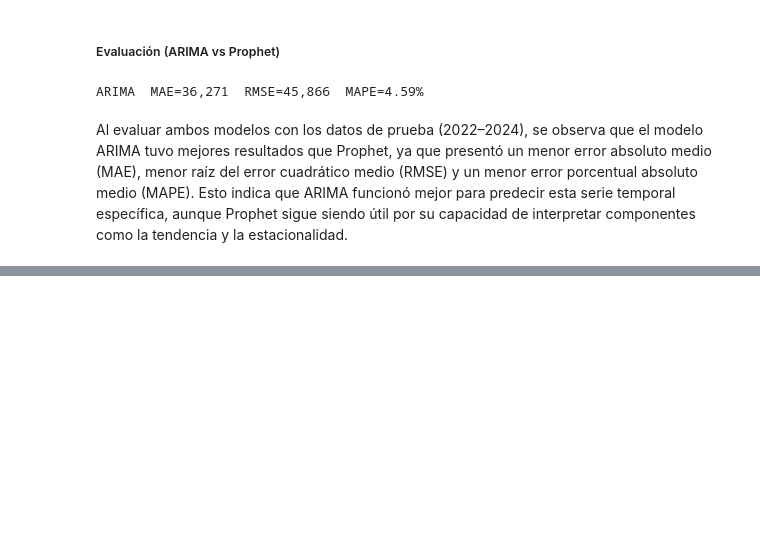
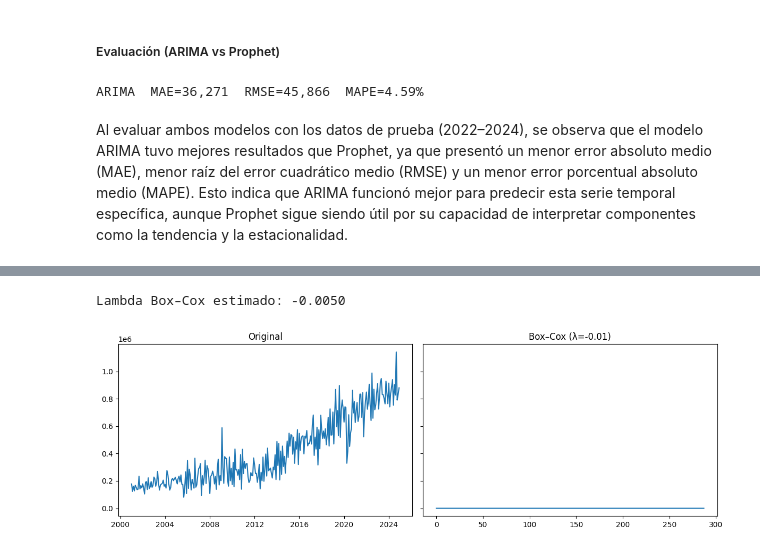
Before and after one commit to EstebanZG999/Lab1_DS, a Jupyter notebook: src/modelos_univariantes.ipynb, the cells around one changed output, grey strips where cells are left out. Saved outputs shown, nothing was run; the diff lists cells and outputs as text; code cells hidden in the pictures; blank space fills up the shorter version.

```diff
--- a/src/modelos_univariantes.ipynb
+++ b/src/modelos_univariantes.ipynb
@@ -312,0 +443,19 @@ Al evaluar ambos modelos con los datos de prueba (2022–2024), se observa que e
+# %%
+# 4.2 Box–Cox: calcular lambda (sólo si todos > 0)
+pos = y_imp.dropna() > 0
+if pos.all():
+    y_bc, lam = stats.boxcox(y_imp.dropna())
+    print(f"Lambda Box–Cox estimado: {lam:.4f}")
+    # Graficar Box–Cox vs original
+    fig, ax = plt.subplots(1,2, figsize=(12,4), sharey=True)
+    ax[0].plot(y_imp, label="Original")
+    ax[0].set_title("Original")
+    ax[1].plot(y_bc, label="Box–Cox")
+    ax[1].set_title("Box–Cox (λ={lam:.2f})".format(lam=lam))
+    plt.tight_layout()
+    plt.show()
+else:
+    print("Hay ceros o valores ≤ 0: no se puede aplicar Box–Cox directamente.")
+# %% [output]
+Lambda Box–Cox estimado: -0.0050
+[figure, added]
```
Also changed, not shown: parts of 29 cells of this notebook.
